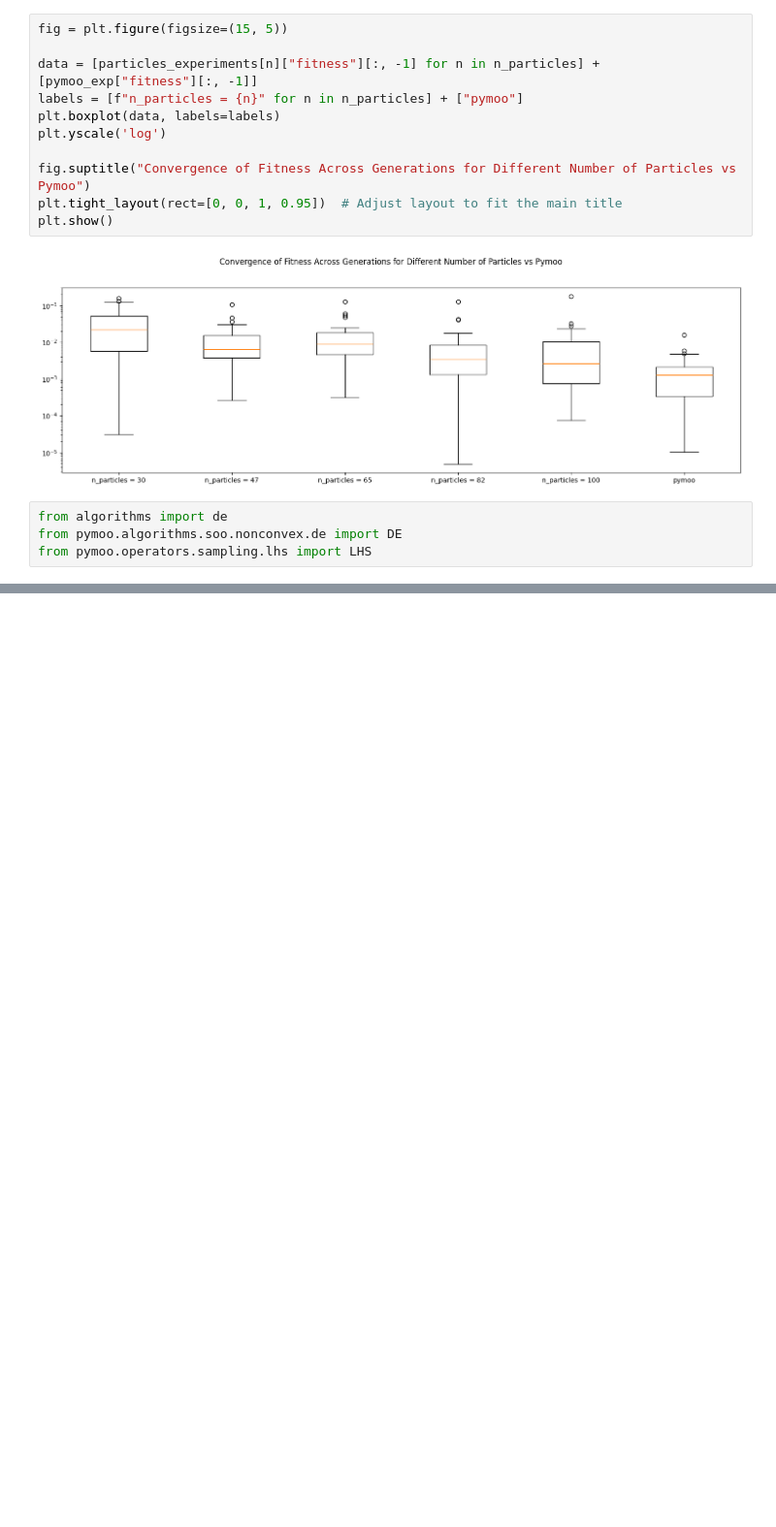
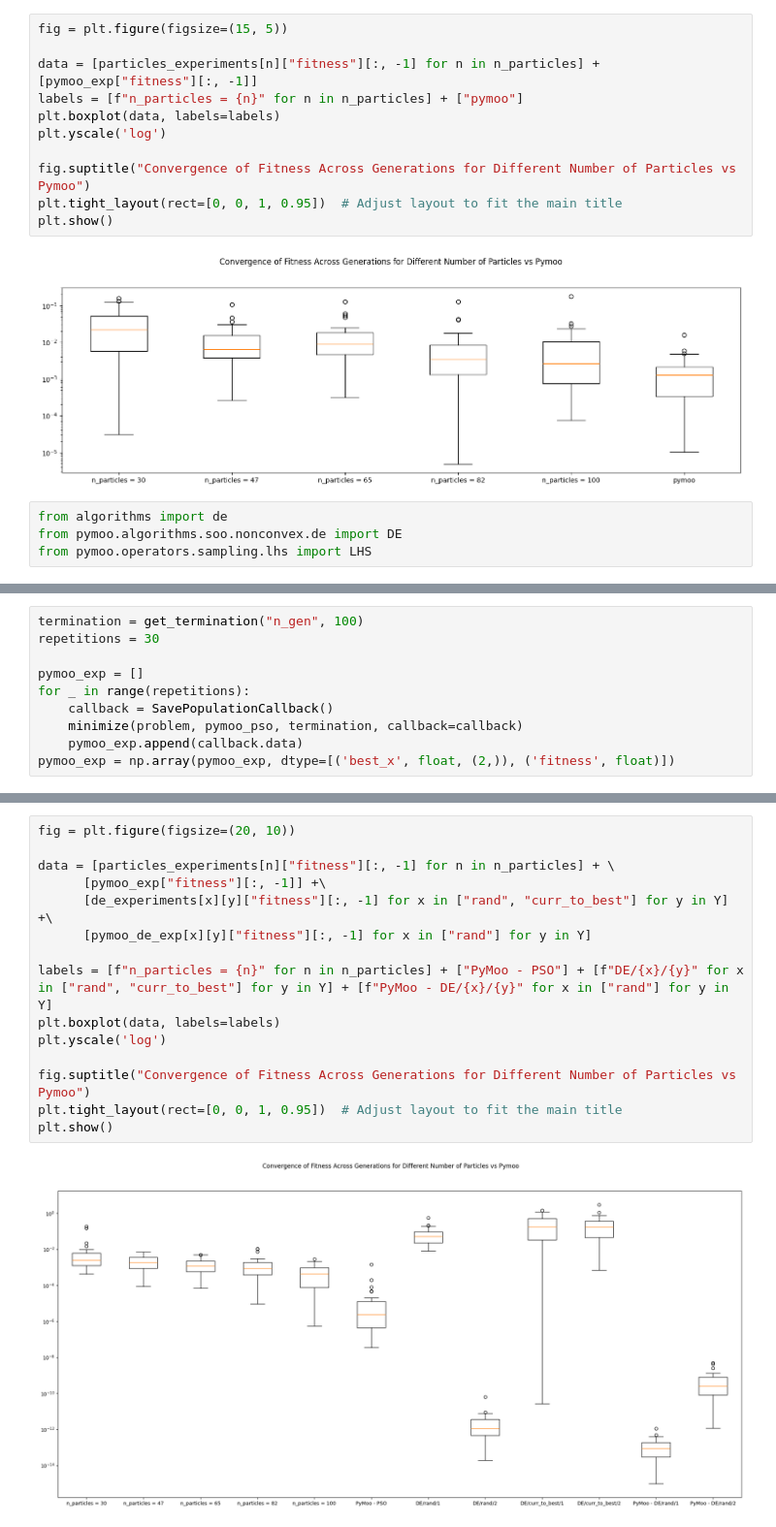
Before and after one commit to fparadas/evolution, a Jupyter notebook: pso_experiments.ipynb, the cells around one changed output, grey strips where cells are left out. Shown: that part at 97% size. Drawn from its saved outputs; the diff is of its cells as text; blank space fills up the shorter version.

```diff
--- a/pso_experiments.ipynb
+++ b/pso_experiments.ipynb
@@ -239,0 +261,10 @@ plt.show()
+# %%
+termination = get_termination("n_gen", 100)
+repetitions = 30
+
+pymoo_exp = []
+for _ in range(repetitions):
+    callback = SavePopulationCallback()
+    minimize(problem, pymoo_pso, termination, callback=callback)
+    pymoo_exp.append(callback.data)
+pymoo_exp = np.array(pymoo_exp, dtype=[('best_x', float, (2,)), ('fitness', float)])
@@ -239,0 +339,17 @@ plt.show()
+# %%
+fig = plt.figure(figsize=(20, 10))
+
+data = [particles_experiments[n]["fitness"][:, -1] for n in n_particles] + \
+      [pymoo_exp["fitness"][:, -1]] +\
+      [de_experiments[x][y]["fitness"][:, -1] for x in ["rand", "curr_to_best"] for y in Y] +\
+      [pymoo_de_exp[x][y]["fitness"][:, -1] for x in ["rand"] for y in Y]
+
+labels = [f"n_particles = {n}" for n in n_particles] + ["PyMoo - PSO"] + [f"DE/{x}/{y}" for x in ["rand", "curr_to_best"] for y in Y] + [f"PyMoo - DE/{x}/{y}" for x in ["rand"] for y in Y]
+plt.boxplot(data, labels=labels)
+plt.yscale('log')
+
+fig.suptitle("Convergence of Fitness Across Generations for Different Number of Particles vs Pymoo")
+plt.tight_layout(rect=[0, 0, 1, 0.95])  # Adjust layout to fit the main title
+plt.show()
+# %% [output]
+[figure, added]
```
Also changed, not shown: parts of 9 cells of this notebook.
